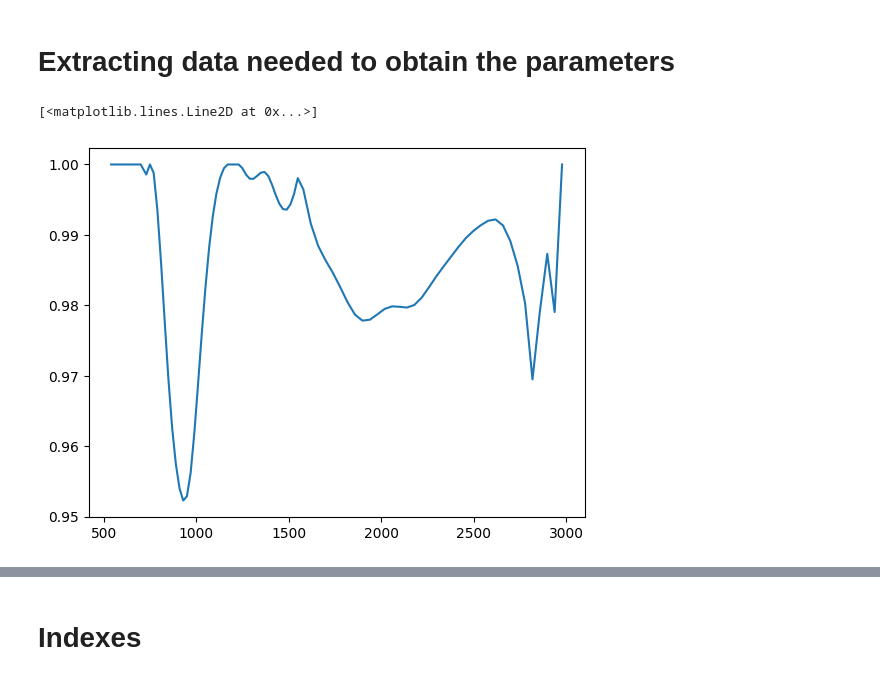
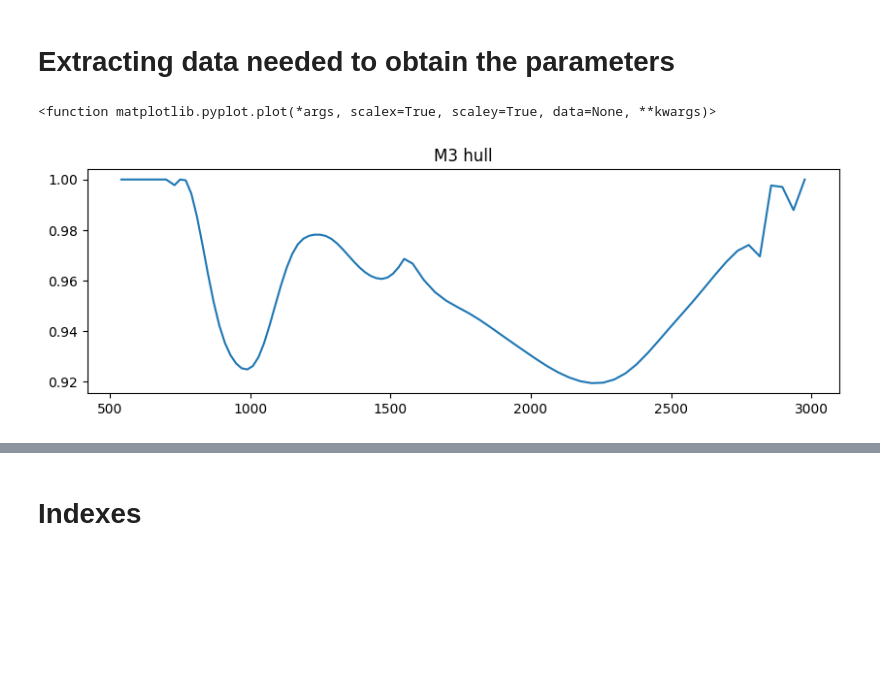
Before and after one commit to Javierunal16/MoonIndex, a Jupyter notebook: scripts/M3_Indexes.ipynb, the cells around one changed output, grey strips where cells are left out. Saved outputs shown, nothing was run; the diff lists cells and outputs as text; code cells hidden in the pictures; blank space fills up the shorter version.

```diff
--- a/scripts/M3_Indexes.ipynb
+++ b/scripts/M3_Indexes.ipynb
@@ -116,0 +68,6 @@ def fourier_filter(imput_data):
+# %%
+#Doing a fourier filtration
+M3_fourier=M3spectral.filtration.fourier_filter(M3_gauss,30,10)  #Imputs are the gaussian filtered cube, and width and altitude of the mask, we recommend 30 and 10
+
+#Plotting to check
+M3spectral.plotting.fourier_plot(M3_gauss,M3_fourier,45,30,10)  #Imputs are the gaussian filtered cube, band, and width and altitude of the mask, we recommend 30 and 10
@@ -117,22 +77,11 @@ def fourier_filter(imput_data):
 # %% [markdown]
 # Extracting data needed to obtain the parameters
 # %%
-#Convex Hull
-
-M3_Hull=M3_Foufilter.copy()
-stack2=[]
-for a in range(M3_Foufilter.data.shape[1]):
-    for b in range(M3_Foufilter.data.shape[2]):
-        imput_imgh=M3_Foufilter.data[:,a,b]
-        RasterHull=spectro.convex_hull_removal(imput_imgh,wavelengths)
-        RasterHull1=np.array(RasterHull[0])
-        stack2.append(RasterHull1)
-
-stack2a=np.array(stack2)
-M3_Hull.data=stack2a.reshape(y,z,x).transpose(2,0,1)
+#Convex Hull, this is a method to remove the continumm from the spectra, it is a product and also as an imput for some indexes
+M3_hull=M3spectral.preparation.convex_hull(M3_fourier,wavelengths)  #Imputs are te fourie filtered cube and wavelengths
 # %%
 #Convex Hull plot
-plt.plot(wavelengths, M3_Hull[:,44,5])
+M3spectral.plotting.profile_plot(M3_hull,wavelengths,'M3 hull',54,879)  #Imputs are the cube, wavelengths, name, and the pixel coordinates
 # %% [output]
-[<matplotlib.lines.Line2D at 0x...>]
+<function matplotlib.pyplot.plot(*args, scalex=True, scaley=True, data=None, **kwargs)>
-[figure, old version]
+[figure, new version]
```
Also changed, not shown: parts of 22 cells of this notebook, 46 other files.
